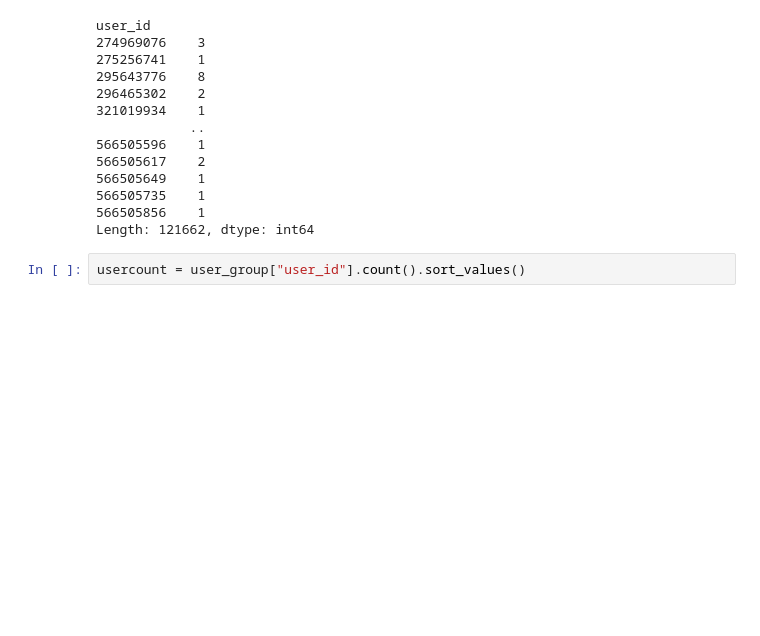
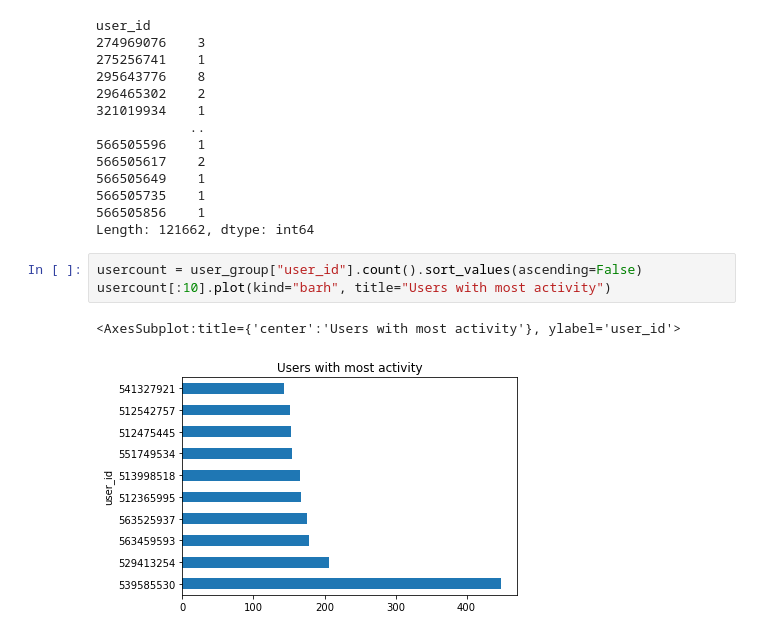
Before and after one commit to Hmmsien/ECommerce_behavior, a Jupyter notebook: data-exploration.ipynb, the cells around one changed output. Drawn from its saved outputs; the diff is of its cells as text; blank space fills up the shorter version.

Commit message:
starting exploration | counting

```diff
--- a/data-exploration.ipynb
+++ b/data-exploration.ipynb
@@ -79,4 +98,8 @@ user_id
 566505856    1
 Length: 121662, dtype: int64
 # %%
-usercount = user_group["user_id"].count().sort_values()
+usercount = user_group["user_id"].count().sort_values(ascending=False)
+usercount[:10].plot(kind="barh", title="Users with most activity")
+# %% [output]
+<AxesSubplot:title={'center':'Users with most activity'}, ylabel='user_id'>
+[figure, added]
```
Also changed, not shown: parts of 11 cells of this notebook, 2 other files.
